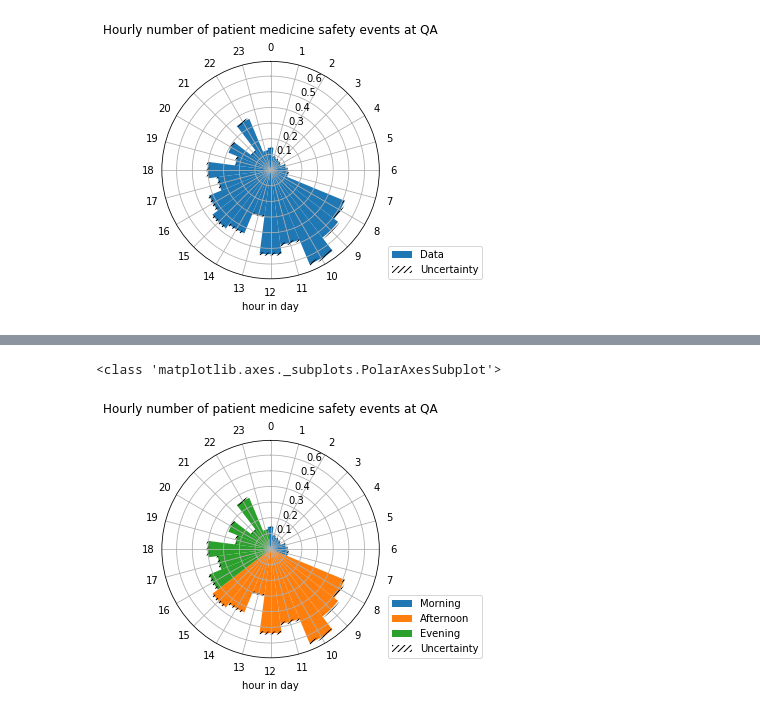
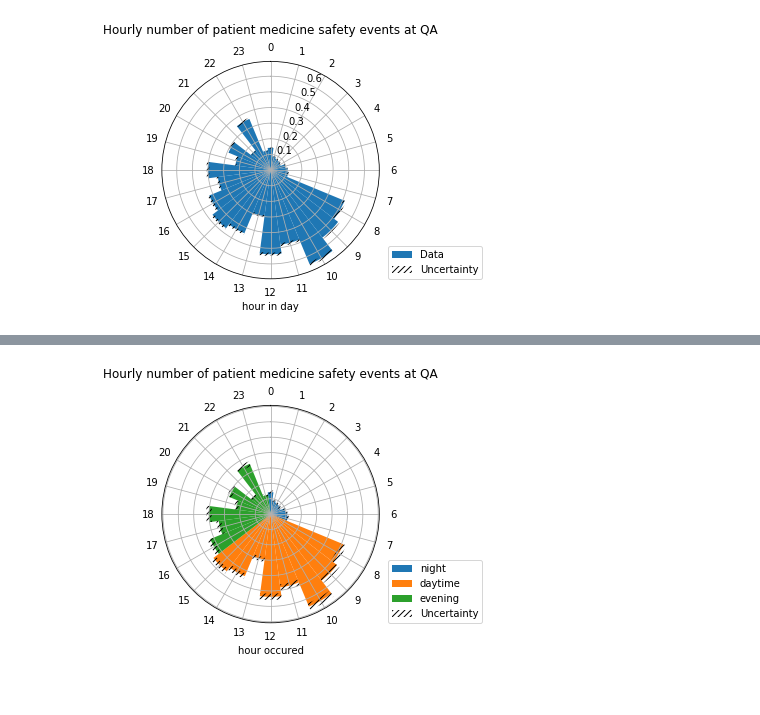
Before and after one commit to meevans1/PortsmouthHospitalTrust, a Jupyter notebook: patient_medicine_events_over_time/hour_of_patient_medicine_safety_events_at_QA.ipynb, the cells around one changed output, grey strips where cells are left out. Drawn from its saved outputs; the diff is of its cells as text; code cells hidden in the pictures.

```diff
--- a/patient_medicine_events_over_time/hour_of_patient_medicine_safety_events_at_QA.ipynb
+++ b/patient_medicine_events_over_time/hour_of_patient_medicine_safety_events_at_QA.ipynb
@@ -34,5 +34,6 @@ print(df)
 # %%
-df = df[df.inc_dincident > '2016-03-31']
-df = df[df.inc_dincident < '2019-10-01']
-print(df)
+df_inc = df.copy()
+df_inc = df_inc[df_inc.inc_dincident > '2016-03-31']
+df_inc = df_inc[df_inc.inc_dincident < '2019-10-01']
+print(df_inc)
 # %% [output]
@@ -56,5 +57,5 @@ print(df)
 # %%
-df['hour'] = df['inc_time'].str[:2]
-df = df.astype({'hour':'int'})
-print(df[df.hour == 23])
+df_inc['hour'] = df_inc['inc_time'].str[:2]
+df_inc = df_inc.astype({'hour':'int'})
+print(df_inc[df_inc.hour == 23])
 # %% [output]
@@ -78,9 +79,9 @@ print(df[df.hour == 23])
 # %%
-total_days = (max(df.inc_dincident)-min(df.inc_dincident)).days
+total_days = (max(df_inc.inc_dincident)-min(df_inc.inc_dincident)).days
 # %%
 bins = [i-0.5 for i in range(25)]
 data_x = [i for i in range(24)]
-data_y_tot,_ = np.histogram(df.hour.values, bins=bins)
+data_y_tot,_ = np.histogram(df_inc.hour.values, bins=bins)
 data_y = data_y_tot/total_days
 data_y_err = np.sqrt(data_y_tot)/total_days
 plt.bar(data_x,data_y,label='Data')
@@ -147,18 +148,17 @@ for i in range(24):
 22
 23
 # %%
-ax = plt.subplot(111, projection='polar')
-ax.bar(theta, morning_radii, width=width,label='Morning');
-ax.bar(theta, afternoon_radii, width=width,label='Afternoon');
-ax.bar(theta, evening_radii, width=width,label='Evening');
-ax.bar(theta, radii_err, bottom=radii-radii_err/2,width=width,alpha=0.5,color='none',hatch="////",label='Uncertainty');
-print(type(ax))
+ax = plt.subplot(111, projection='polar');
+ax.bar(theta, morning_radii, width=width,label='night');
+ax.bar(theta, afternoon_radii, width=width,label='daytime');
+ax.bar(theta, evening_radii, width=width,label='evening');
+ax.bar(theta, 2*radii_err, bottom=radii-radii_err,width=width,alpha=0.5,color='none',hatch="////",label='Uncertainty');
 ax.set_theta_offset(np.pi/2)
 ax.set_theta_direction(-1)
-plt.xlabel('hour in day')
+ax.set_yticklabels([])
+plt.xlabel('hour occured')
 plt.title('Hourly number of patient medicine safety events at QA',y=1.1)
 plt.legend(loc=(1.04,0))
-lines, labels = plt.thetagrids( theta_deg, (data_x) )
+lines, labels = plt.thetagrids( theta_deg, (data_x) );
 # %% [output]
-<class 'matplotlib.axes._subplots.PolarAxesSubplot'>
-[figure, old version]
+[figure, new version]
```
Also changed, not shown: parts of 4 cells of this notebook, 16 other files.
